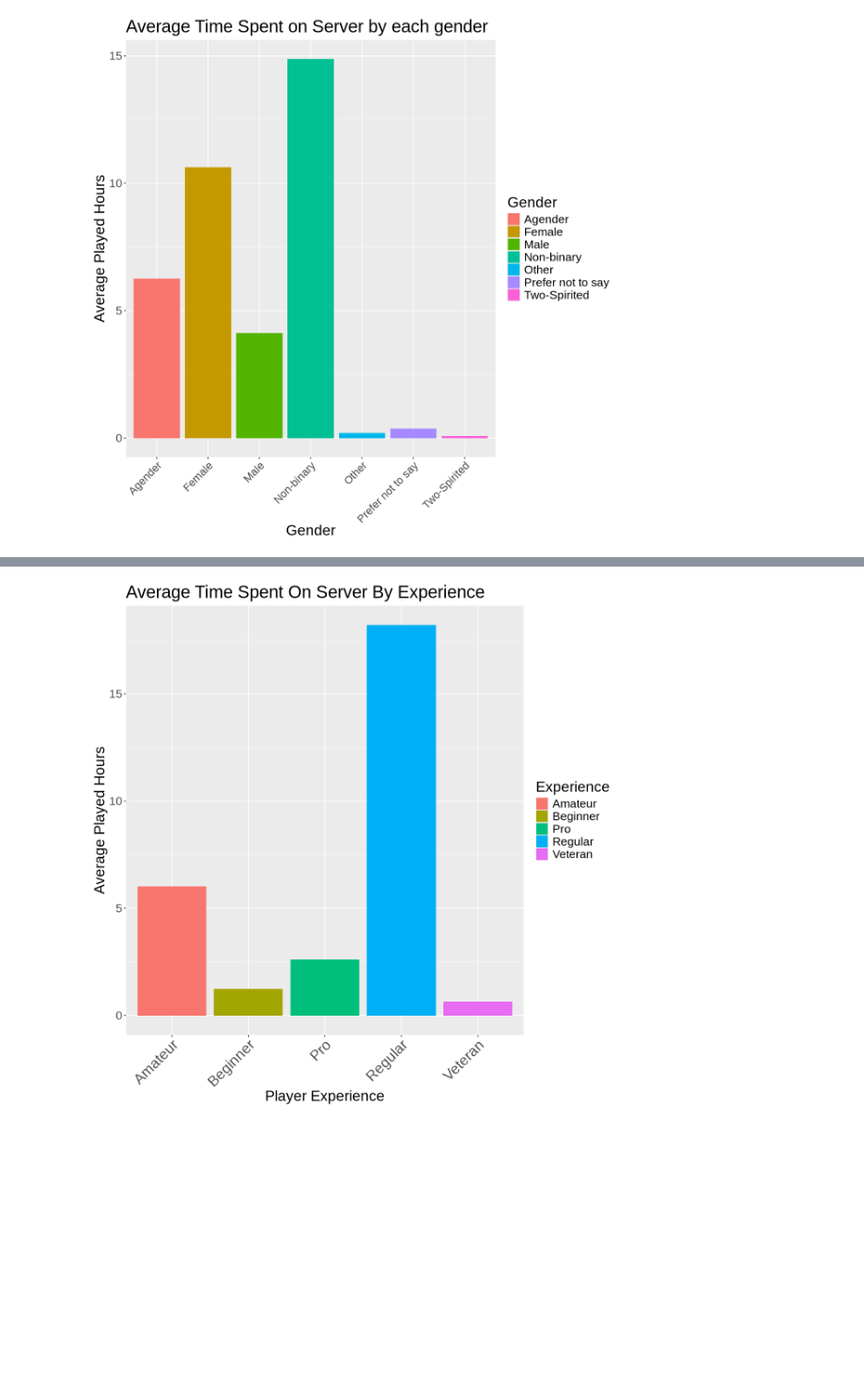
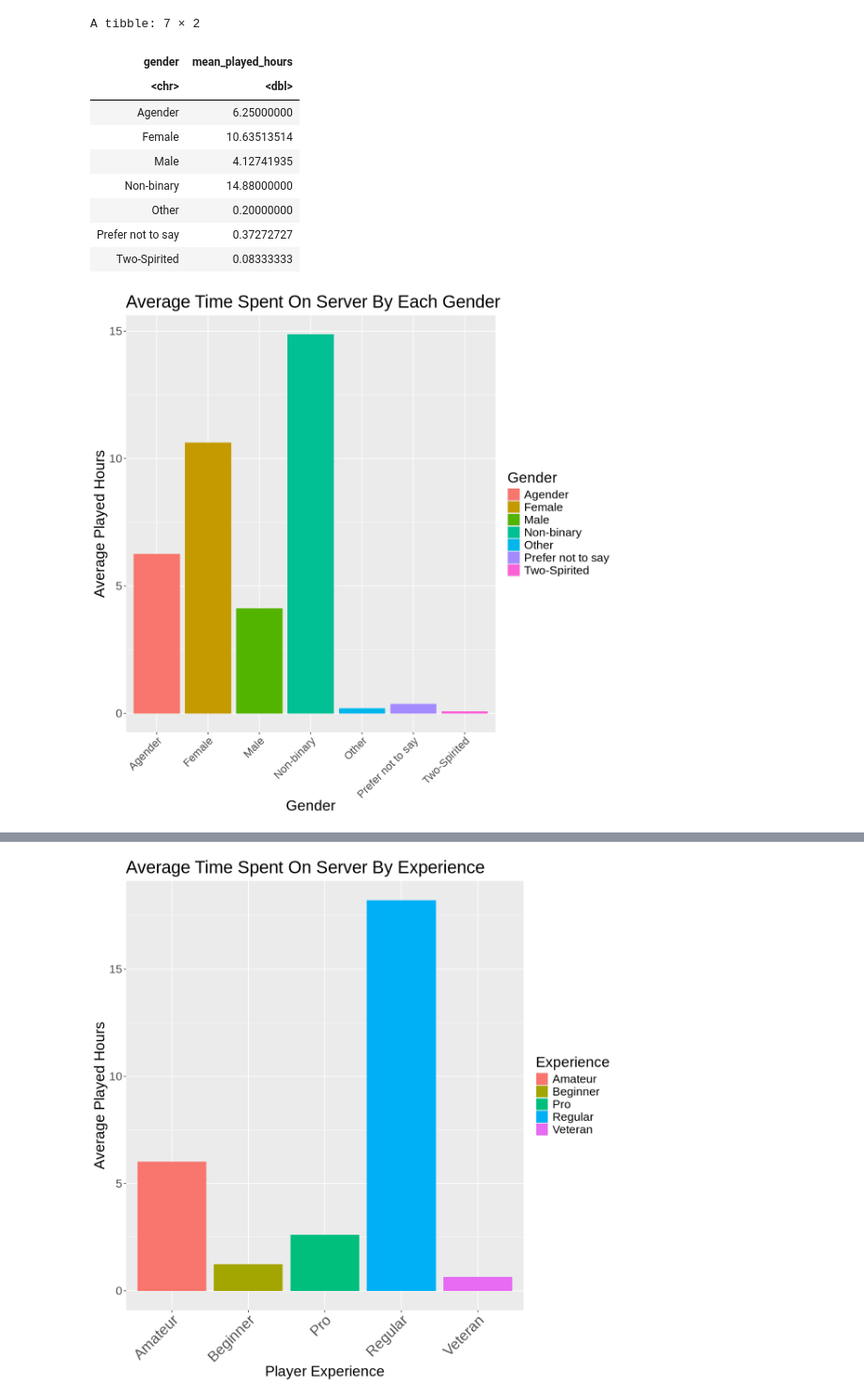
Before and after one commit to johnnyleeom/DSCI100-Project, a Jupyter notebook: Intro.ipynb, the cells around one changed output, grey strips where cells are left out. Shown at 94% size. Drawn from its saved outputs; the diff is of its cells as text; code cells hidden in the pictures; blank space fills up the shorter version.

```diff
--- a/Intro.ipynb
+++ b/Intro.ipynb
@@ -80,14 +45,28 @@ options(repr.plot.width = 10, repr.plot.height = 10)
 playersByGender <- players |>
     group_by(gender) |>
     summarize(mean_played_hours = mean(played_hours))
-
-genderVsPlayedHoursBar <- playersByGender |>
-    ggplot(aes(x = gender, y = mean_played_hours, fill = gender)) +
-    geom_bar(stat = "identity") +
-    labs(x = "Gender", y = "Average Played Hours", fill = "Gender") +
-    ggtitle("Average Time Spent On Server By Each Gender") +
-    theme(text = element_text(size = 20)) +
-    theme(axis.text.x = element_text(size = 15, angle = 45, hjust = 1))
-genderVsPlayedHoursBar
+playersByGender
 # %% [output]
-[figure, removed]
+A tibble: 7 × 2
+| gender | mean_played_hours |
+| <chr> | <dbl> |
+| Agender | 6.25000000 |
+| Female | 10.63513514 |
+| Male | 4.12741935 |
+| Non-binary | 14.88000000 |
+| Other | 0.20000000 |
+| Prefer not to say | 0.37272727 |
+| Two-Spirited | 0.08333333 |
+# %%
+options(repr.plot.width = 10, repr.plot.height = 10)
+
+genderVsPlayedHoursBar <- playersByGender |>
+    ggplot(aes(x = gender, y = mean_played_hours, fill = gender)) +
+    geom_bar(stat = "identity") +
+    labs(x = "Gender", y = "Average Played Hours", fill = "Gender") +
+    ggtitle("Average Time Spent On Server By Each Gender") +
+    theme(text = element_text(size = 20)) +
+    theme(axis.text.x = element_text(size = 15, angle = 45, hjust = 1))
+genderVsPlayedHoursBar
+# %% [output]
+[figure, added]
```
Also changed, not shown: parts of 39 cells of this notebook.
